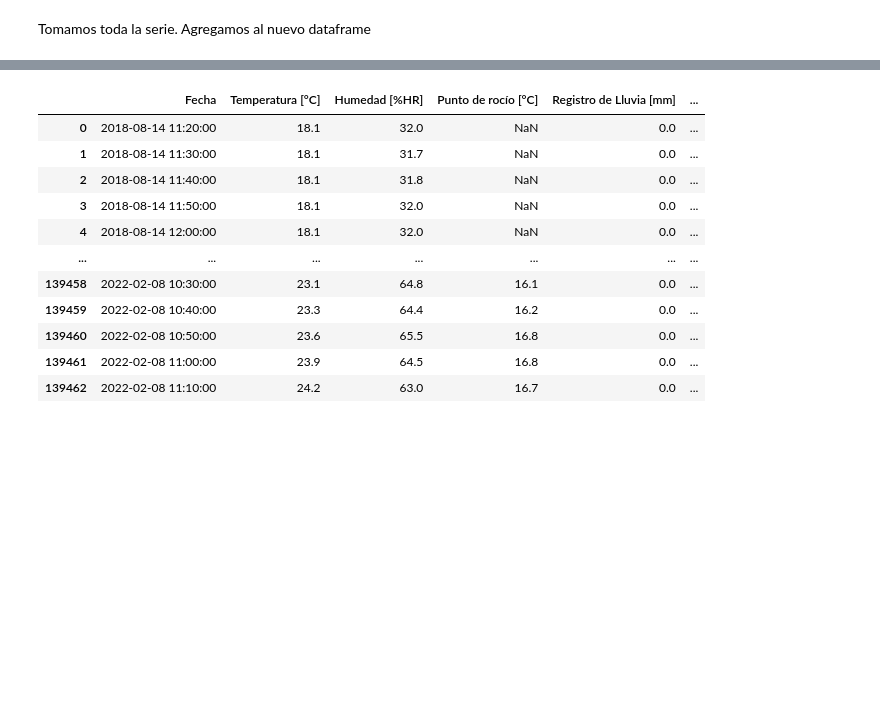
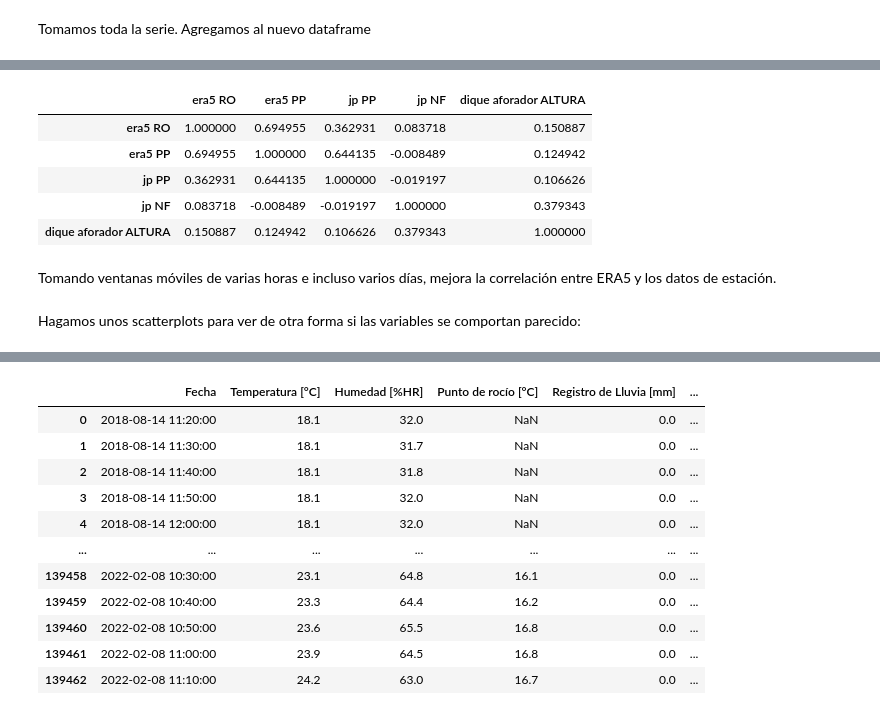
Before and after one commit to JulianGiles/flash_flood_ML, a Jupyter notebook: data_selection_and_comparison.ipynb, the cells around one changed output, grey strips where cells are left out. Cells and saved outputs as stored; diff of their text form; code cells hidden in the pictures; blank space fills up the shorter version.

```diff
--- a/data_selection_and_comparison.ipynb
+++ b/data_selection_and_comparison.ipynb
@@ -237,0 +376,14 @@ datos_2['Alpa Corral'] = datos['Alpa Corral'].set_index('Fecha y Hora')
+# %%
+corr2 = df_pre_corr_2.corr()
+corr2.style.background_gradient(cmap='coolwarm', axis=None)
+# %% [output]
+|  | era5 RO | era5 PP | jp PP | jp NF | dique aforador ALTURA |
+| era5 RO | 1.000000 | 0.694955 | 0.362931 | 0.083718 | 0.150887 |
+| era5 PP | 0.694955 | 1.000000 | 0.644135 | -0.008489 | 0.124942 |
+| jp PP | 0.362931 | 0.644135 | 1.000000 | -0.019197 | 0.106626 |
+| jp NF | 0.083718 | -0.008489 | -0.019197 | 1.000000 | 0.379343 |
+| dique aforador ALTURA | 0.150887 | 0.124942 | 0.106626 | 0.379343 | 1.000000 |
+# %% [markdown]
+Tomando ventanas móviles de varias horas e incluso varios días, mejora la correlación entre ERA5 y los datos de estación.
+# %% [markdown]
+Hagamos unos scatterplots para ver de otra forma si las variables se comportan parecido:
```
Also changed, not shown: parts of 37 cells of this notebook.
